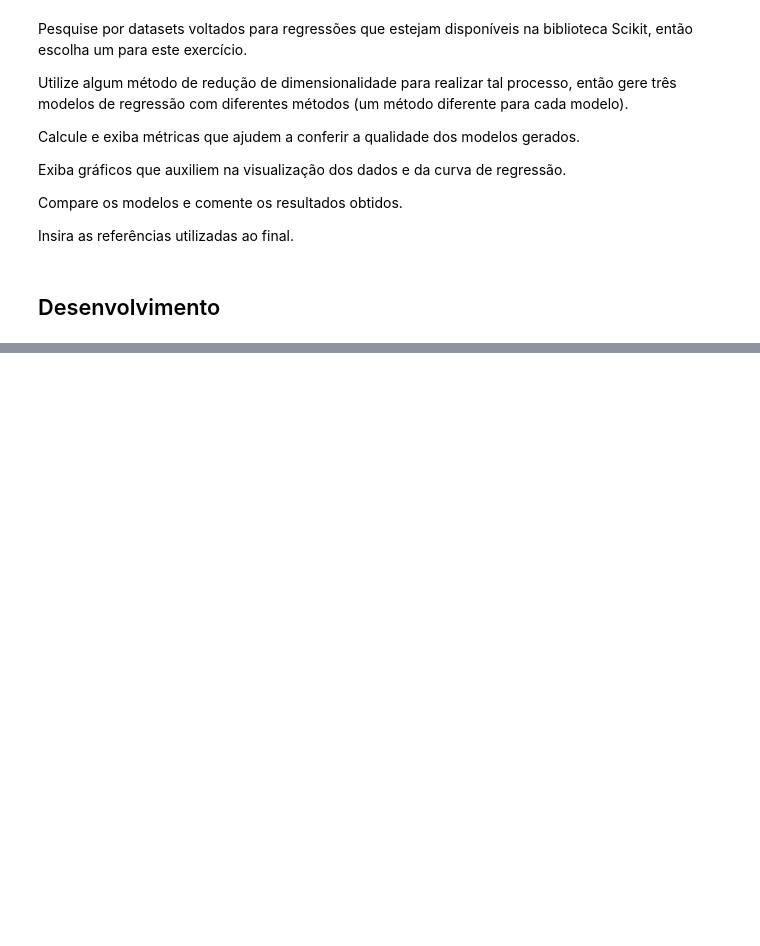
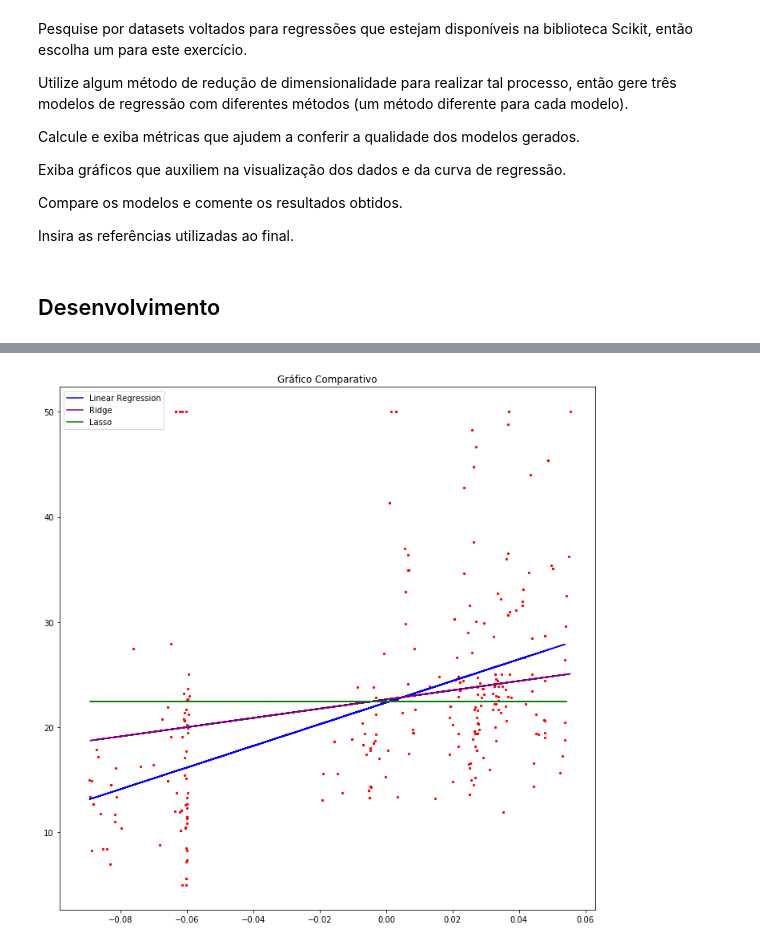
Before and after one commit to DanEscudero/SI_2019.3, a Jupyter notebook: lab03/EC_3.ipynb, the cells around one changed output, grey strips where cells are left out. Cells and saved outputs as stored; diff of their text form; code cells hidden in the pictures; blank space fills up the shorter version.

```diff
--- a/lab03/EC_3.ipynb
+++ b/lab03/EC_3.ipynb
@@ -30,0 +156,12 @@ Insira as referências utilizadas ao final.
+# %%
+plt.figure(figsize=(12,12)) # Ref [4]
+
+testModel(linear_model.LinearRegression, 'Linear Regression', True, 'blue')
+testModel(linear_model.Ridge, 'Ridge', True, 'purple')
+testModel(linear_model.Lasso, 'Lasso', True, 'green')
+
+plt.title('Gráfico Comparativo')
+plt.legend()
+plt.show()
+# %% [output]
+[figure, added]
```
Also changed, not shown: parts of 6 cells of this notebook.
